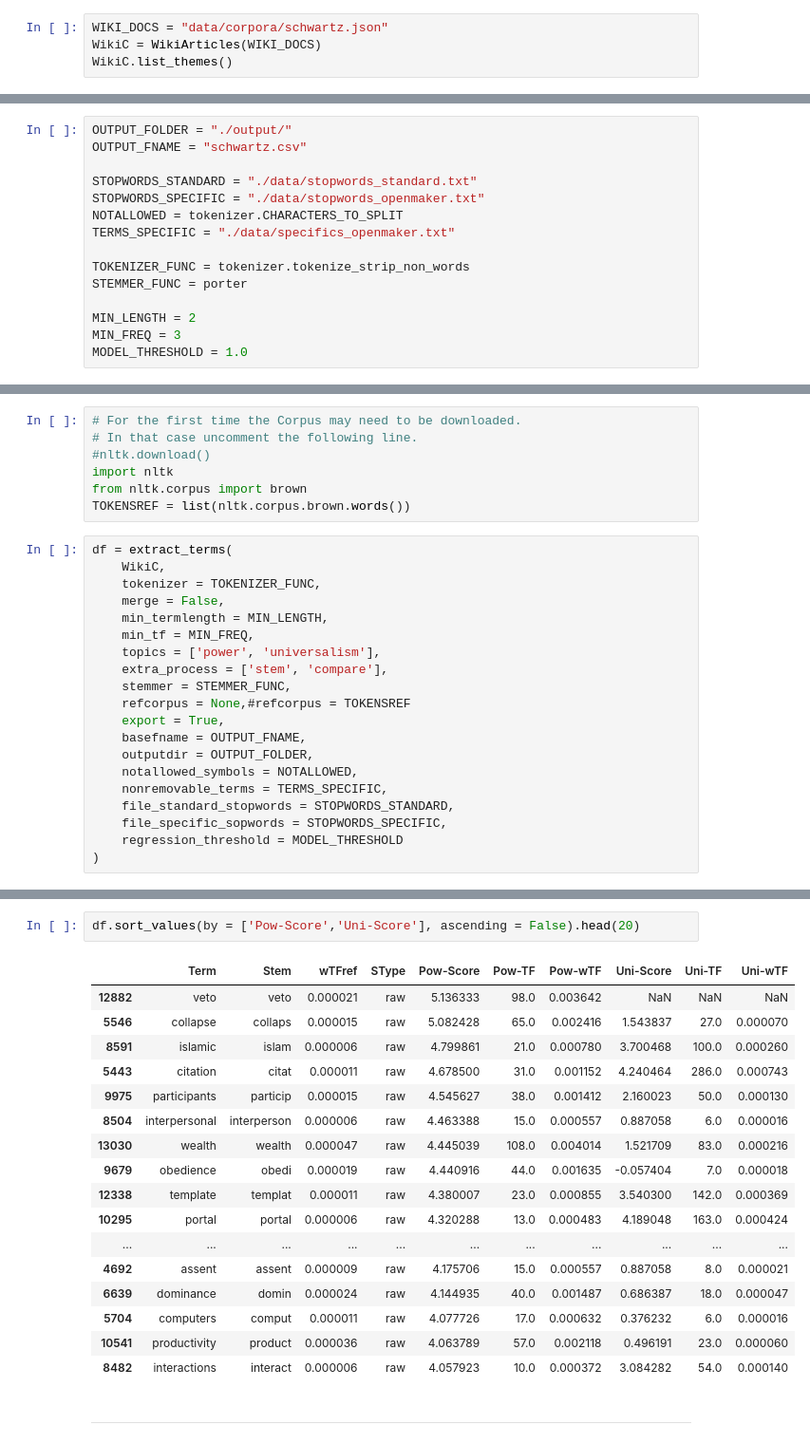
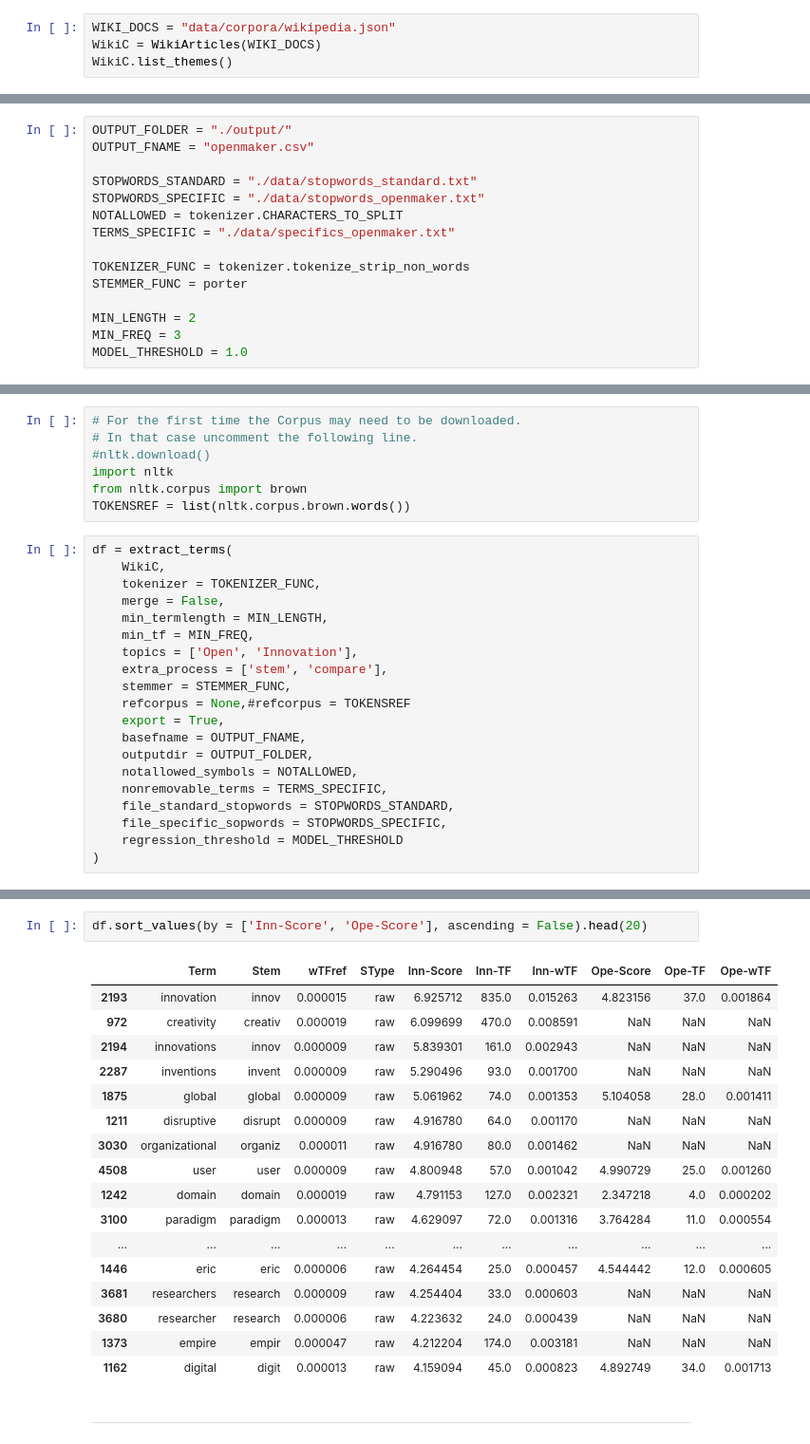
Before and after one commit to bulentozel/omterms, a Jupyter notebook: tutorial.ipynb, the cells around one changed output, grey strips where cells are left out. Shown at 95% size. Cells and saved outputs as stored; diff of their text form.

```diff
--- a/tutorial.ipynb
+++ b/tutorial.ipynb
@@ -365,7 +365,7 @@ class WikiArticles(builtins.object)
 # %% [markdown]
 #### Importing and preparing the WikiCorpus
 # %%
-WIKI_DOCS = "data/corpora/schwartz.json"
+WIKI_DOCS = "data/corpora/wikipedia.json"
 WikiC = WikiArticles(WIKI_DOCS)
 WikiC.list_themes()
 # %% [output]
@@ -384,7 +380,7 @@ Number of documents in the corpus: 563
 #### Setting the configuration paremeters
 # %%
 OUTPUT_FOLDER = "./output/"
-OUTPUT_FNAME = "schwartz.csv"
+OUTPUT_FNAME = "openmaker.csv"
 
 STOPWORDS_STANDARD = "./data/stopwords_standard.txt"
 STOPWORDS_SPECIFIC = "./data/stopwords_openmaker.txt"
@@ -504,7 +508,7 @@ df = extract_terms(
     merge = False,
     min_termlength = MIN_LENGTH,
     min_tf = MIN_FREQ,
-    topics = ['power', 'universalism'],
+    topics = ['Open', 'Innovation'],
     extra_process = ['stem', 'compare'],
     stemmer = STEMMER_FUNC,
     refcorpus = None,#refcorpus = TOKENSREF
@@ -566,23 +579,23 @@ df.sort_values(by = 'Uni-Score', ascending = False).head(10)
 # %%
-df.sort_values(by = ['Pow-Score','Uni-Score'], ascending = False).head(20)
+df.sort_values(by = ['Inn-Score', 'Ope-Score'], ascending = False).head(20)
 # %% [output]
-|  | Term | Stem | wTFref | SType | Pow-Score | Pow-TF | Pow-wTF | Uni-Score | Uni-TF | Uni-wTF |
-| 12882 | veto | veto | 0.000021 | raw | 5.136333 | 98.0 | 0.003642 | NaN | NaN | NaN |
-| 5546 | collapse | collaps | 0.000015 | raw | 5.082428 | 65.0 | 0.002416 | 1.543837 | 27.0 | 0.000070 |
-| 8591 | islamic | islam | 0.000006 | raw | 4.799861 | 21.0 | 0.000780 | 3.700468 | 100.0 | 0.000260 |
-| 5443 | citation | citat | 0.000011 | raw | 4.678500 | 31.0 | 0.001152 | 4.240464 | 286.0 | 0.000743 |
-| 9975 | participants | particip | 0.000015 | raw | 4.545627 | 38.0 | 0.001412 | 2.160023 | 50.0 | 0.000130 |
-| 8504 | interpersonal | interperson | 0.000006 | raw | 4.463388 | 15.0 | 0.000557 | 0.887058 | 6.0 | 0.000016 |
-| 13030 | wealth | wealth | 0.000047 | raw | 4.445039 | 108.0 | 0.004014 | 1.521709 | 83.0 | 0.000216 |
-| 9679 | obedience | obedi | 0.000019 | raw | 4.440916 | 44.0 | 0.001635 | -0.057404 | 7.0 | 0.000018 |
-| 12338 | template | templat | 0.000011 | raw | 4.380007 | 23.0 | 0.000855 | 3.540300 | 142.0 | 0.000369 |
-| 10295 | portal | portal | 0.000006 | raw | 4.320288 | 13.0 | 0.000483 | 4.189048 | 163.0 | 0.000424 |
+|  | Term | Stem | wTFref | SType | Inn-Score | Inn-TF | Inn-wTF | Ope-Score | Ope-TF | Ope-wTF |
+| 2193 | innovation | innov | 0.000015 | raw | 6.925712 | 835.0 | 0.015263 | 4.823156 | 37.0 | 0.001864 |
+| 972 | creativity | creativ | 0.000019 | raw | 6.099699 | 470.0 | 0.008591 | NaN | NaN | NaN |
+| 2194 | innovations | innov | 0.000009 | raw | 5.839301 | 161.0 | 0.002943 | NaN | NaN | NaN |
+| 2287 | inventions | invent | 0.000009 | raw | 5.290496 | 93.0 | 0.001700 | NaN | NaN | NaN |
+| 1875 | global | global | 0.000009 | raw | 5.061962 | 74.0 | 0.001353 | 5.104058 | 28.0 | 0.001411 |
+| 1211 | disruptive | disrupt | 0.000009 | raw | 4.916780 | 64.0 | 0.001170 | NaN | NaN | NaN |
+| 3030 | organizational | organiz | 0.000011 | raw | 4.916780 | 80.0 | 0.001462 | NaN | NaN | NaN |
+| 4508 | user | user | 0.000009 | raw | 4.800948 | 57.0 | 0.001042 | 4.990729 | 25.0 | 0.001260 |
+| 1242 | domain | domain | 0.000019 | raw | 4.791153 | 127.0 | 0.002321 | 2.347218 | 4.0 | 0.000202 |
+| 3100 | paradigm | paradigm | 0.000013 | raw | 4.629097 | 72.0 | 0.001316 | 3.764284 | 11.0 | 0.000554 |
 | ... | ... | ... | ... | ... | ... | ... | ... | ... | ... | ... |
-| 4692 | assent | assent | 0.000009 | raw | 4.175706 | 15.0 | 0.000557 | 0.887058 | 8.0 | 0.000021 |
-| 6639 | dominance | domin | 0.000024 | raw | 4.144935 | 40.0 | 0.001487 | 0.686387 | 18.0 | 0.000047 |
-| 5704 | computers | comput | 0.000011 | raw | 4.077726 | 17.0 | 0.000632 | 0.376232 | 6.0 | 0.000016 |
-| 10541 | productivity | product | 0.000036 | raw | 4.063789 | 57.0 | 0.002118 | 0.496191 | 23.0 | 0.000060 |
-| 8482 | interactions | interact | 0.000006 | raw | 4.057923 | 10.0 | 0.000372 | 3.084282 | 54.0 | 0.000140 |
+| 1446 | eric | eric | 0.000006 | raw | 4.264454 | 25.0 | 0.000457 | 4.544442 | 12.0 | 0.000605 |
+| 3681 | researchers | research | 0.000009 | raw | 4.254404 | 33.0 | 0.000603 | NaN | NaN | NaN |
+| 3680 | researcher | research | 0.000006 | raw | 4.223632 | 24.0 | 0.000439 | NaN | NaN | NaN |
+| 1373 | empire | empir | 0.000047 | raw | 4.212204 | 174.0 | 0.003181 | NaN | NaN | NaN |
+| 1162 | digital | digit | 0.000013 | raw | 4.159094 | 45.0 | 0.000823 | 4.892749 | 34.0 | 0.001713 |
 # %% [markdown]
 ---------------------------------------
 # %% [markdown]
```
Also changed, not shown: parts of 46 cells of this notebook, 25 other files.
